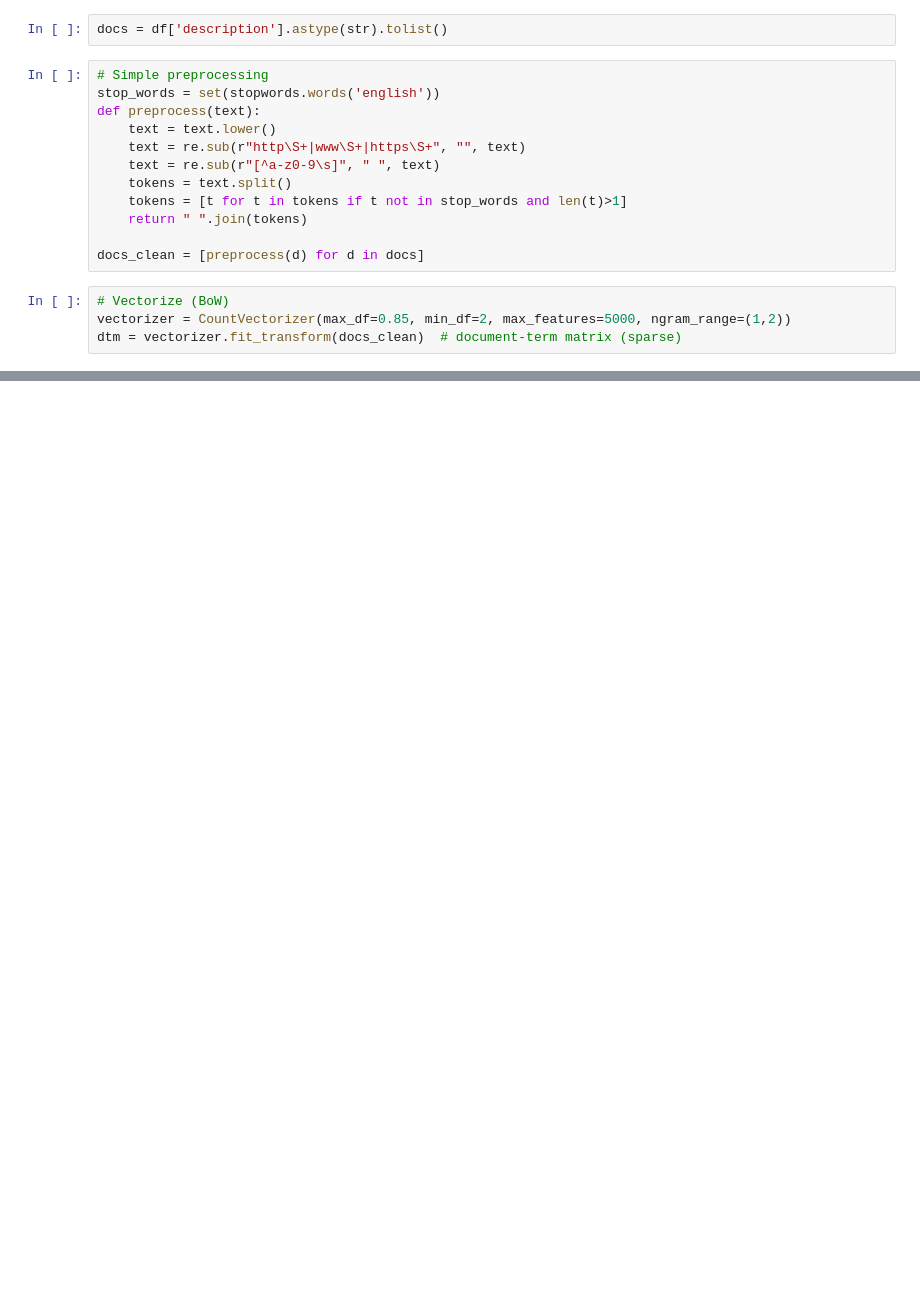
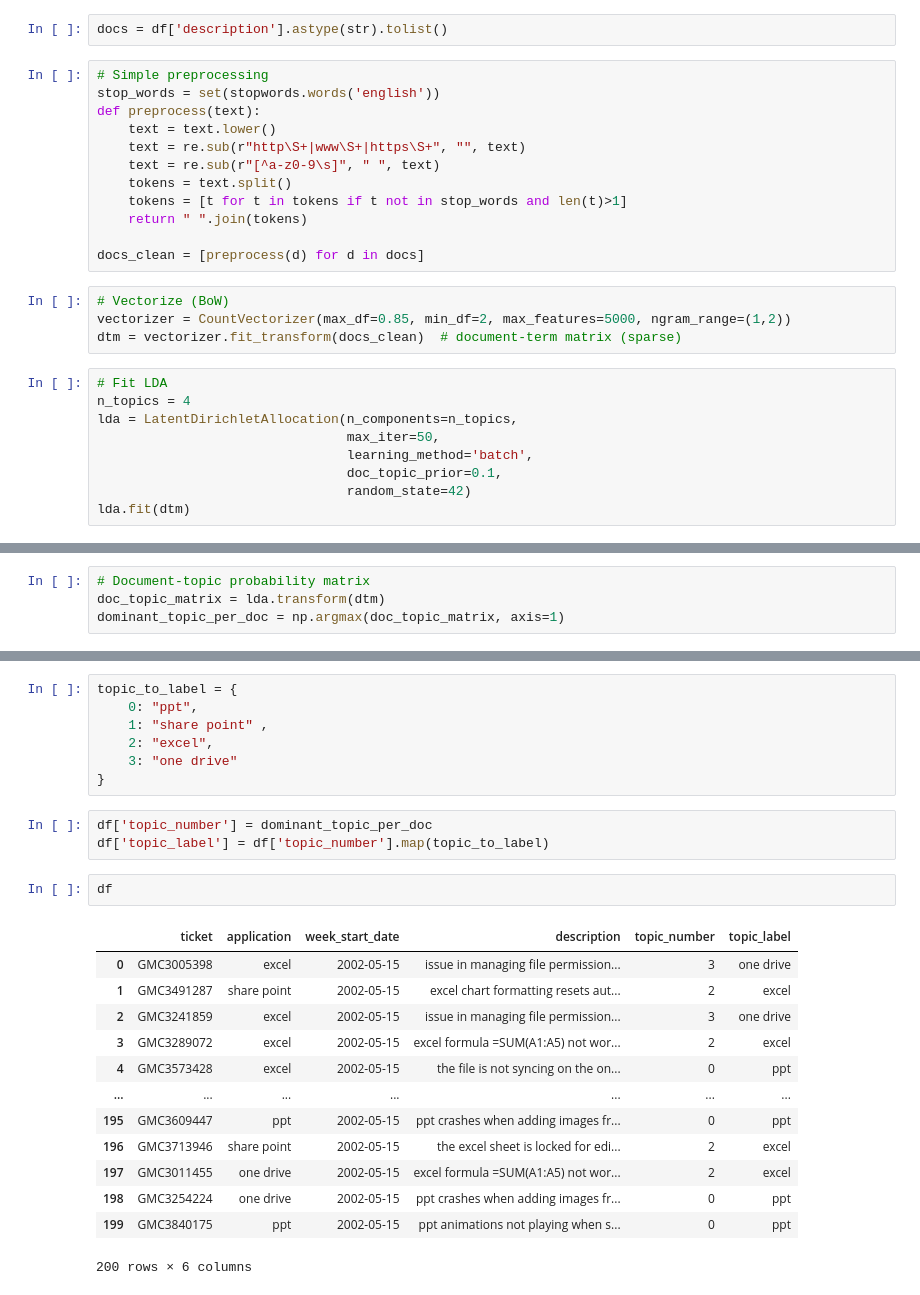
Before and after one commit to namitabagri/Topic-Modelling-Based-Classifier, a Jupyter notebook: themes.ipynb, the cells around one changed output, grey strips where cells are left out. Cells and saved outputs as stored; diff of their text form; blank space fills up the shorter version.

Commit message:
create topic labels and add to dataframe

```diff
--- a/themes.ipynb
+++ b/themes.ipynb
@@ -43,3 +48,12 @@ docs_clean = [preprocess(d) for d in docs]
 # Vectorize (BoW)
 vectorizer = CountVectorizer(max_df=0.85, min_df=2, max_features=5000, ngram_range=(1,2))
 dtm = vectorizer.fit_transform(docs_clean)  # document-term matrix (sparse)
+# %%
+# Fit LDA
+n_topics = 4
+lda = LatentDirichletAllocation(n_components=n_topics,
+                                max_iter=50,
+                                learning_method='batch',
+                                doc_topic_prior=0.1,
+                                random_state=42)
+lda.fit(dtm)
@@ -45,0 +63,4 @@ dtm = vectorizer.fit_transform(docs_clean)  # document-term matrix (sparse)
+# %%
+# Document-topic probability matrix
+doc_topic_matrix = lda.transform(dtm)
+dominant_topic_per_doc = np.argmax(doc_topic_matrix, axis=1)
@@ -45,0 +81,26 @@ dtm = vectorizer.fit_transform(docs_clean)  # document-term matrix (sparse)
+# %%
+topic_to_label = {
+    0: "ppt",
+    1: "share point" ,
+    2: "excel",
+    3: "one drive"
+}
+# %%
+df['topic_number'] = dominant_topic_per_doc
+df['topic_label'] = df['topic_number'].map(topic_to_label)
+# %%
+df
+# %% [output]
+|  | ticket | application | week_start_date | description | topic_number | topic_label |
+| 0 | GMC3005398 | excel | 2002-05-15 | issue in managing file permission... | 3 | one drive |
+| 1 | GMC3491287 | share point | 2002-05-15 | excel chart formatting resets aut... | 2 | excel |
+| 2 | GMC3241859 | excel | 2002-05-15 | issue in managing file permission... | 3 | one drive |
+| 3 | GMC3289072 | excel | 2002-05-15 | excel formula =SUM(A1:A5) not wor... | 2 | excel |
+| 4 | GMC3573428 | excel | 2002-05-15 | the file is not syncing on the on... | 0 | ppt |
+| ... | ... | ... | ... | ... | ... | ... |
+| 195 | GMC3609447 | ppt | 2002-05-15 | ppt crashes when adding images fr... | 0 | ppt |
+| 196 | GMC3713946 | share point | 2002-05-15 | the excel sheet is locked for edi... | 2 | excel |
+| 197 | GMC3011455 | one drive | 2002-05-15 | excel formula =SUM(A1:A5) not wor... | 2 | excel |
+| 198 | GMC3254224 | one drive | 2002-05-15 | ppt crashes when adding images fr... | 0 | ppt |
+| 199 | GMC3840175 | ppt | 2002-05-15 | ppt animations not playing when s... | 0 | ppt |
+200 rows × 6 columns
```
Also changed, not shown: parts of 4 cells of this notebook.
